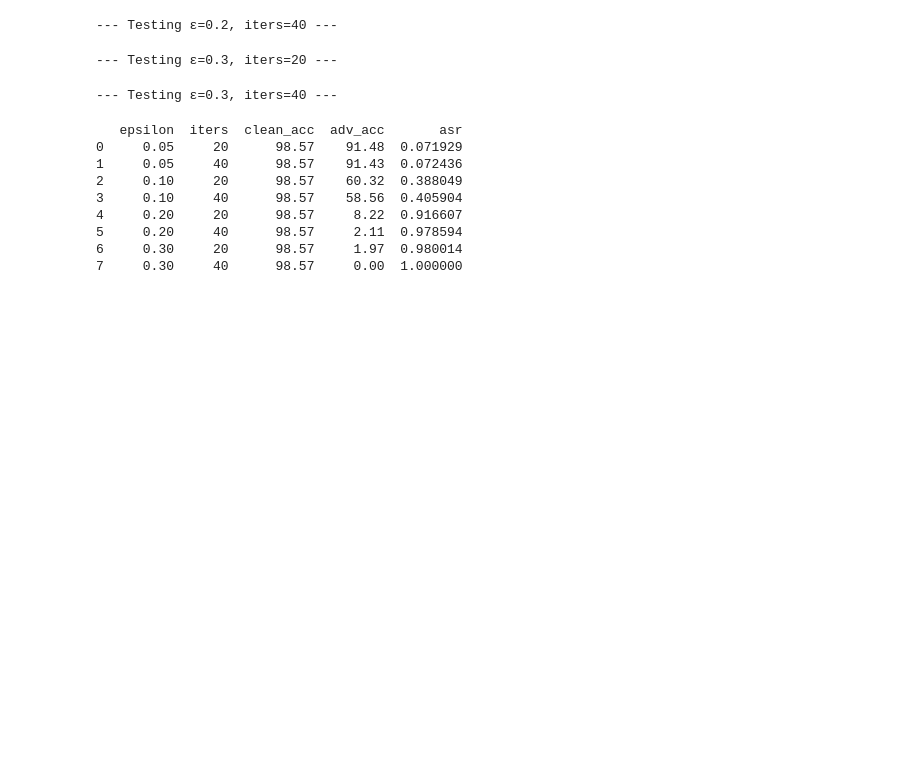
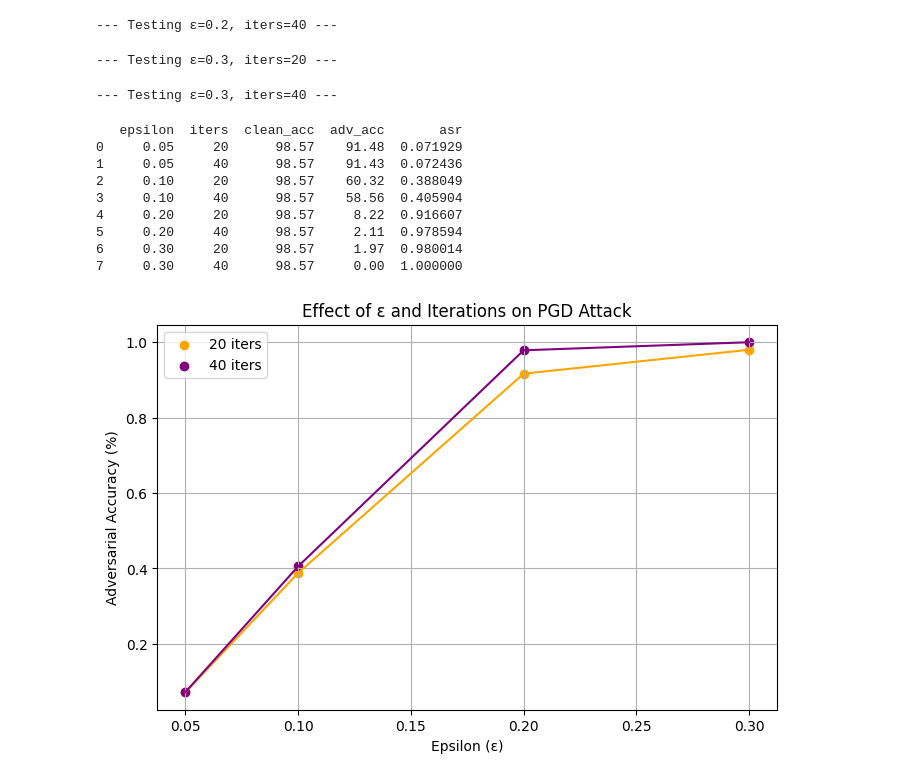
Before and after one commit to mayoayileka09/mnist-fgsm-adversarial-attack, a Jupyter notebook: Final.ipynb, the cells around one changed output. Cells and saved outputs as stored; diff of their text form; code cells hidden in the pictures; blank space fills up the shorter version.

```diff
--- a/Final.ipynb
+++ b/Final.ipynb
@@ -73,6 +136,7 @@ class LeNet(nn.Module):
 # %%
+from tqdm import tqdm
 device = "cuda" if torch.cuda.is_available() else "cpu"
-model = LeNet().to(device)
+#model = LeNet().to(device)
 
 criterion = nn.CrossEntropyLoss()
 optimizer = optim.Adam(model.parameters(), lr=0.001)
@@ -83,7 +147,7 @@ for epoch in range(epochs):
     model.train()
     running_loss = 0
 
-    for images, labels in trainloader:
+    for images, labels in tqdm(trainloader, desc="Evaluation"):
         images, labels = images.to(device), labels.to(device)
 
         optimizer.zero_grad()
@@ -258,0 +354,22 @@ print(df)
+# %%
+# Separate data by iteration
+df_20 = df[df['iters'] == 20]
+df_40 = df[df['iters'] == 40]
+
+# Plot
+plt.figure(figsize=(8,5))
+
+plt.scatter(df_20['epsilon'], df_20['asr'], color='orange', label='20 iters')
+plt.plot(df_20['epsilon'], df_20['asr'], color='orange')
+
+plt.scatter(df_40['epsilon'], df_40['asr'], color='purple', label='40 iters')
+plt.plot(df_40['epsilon'], df_40['asr'], color='purple')
+
+plt.xlabel('Epsilon (ε)')
+plt.ylabel('Adversarial Accuracy (%)')
+plt.title('Effect of ε and Iterations on PGD Attack')
+plt.legend()
+plt.grid(True)
+plt.show()
+# %% [output]
+[figure, added]
```
Also changed, not shown: parts of 9 cells of this notebook, 2 other files.
